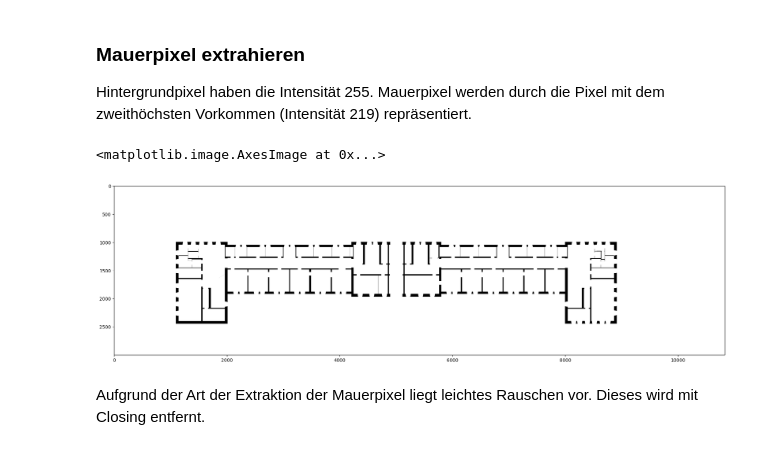
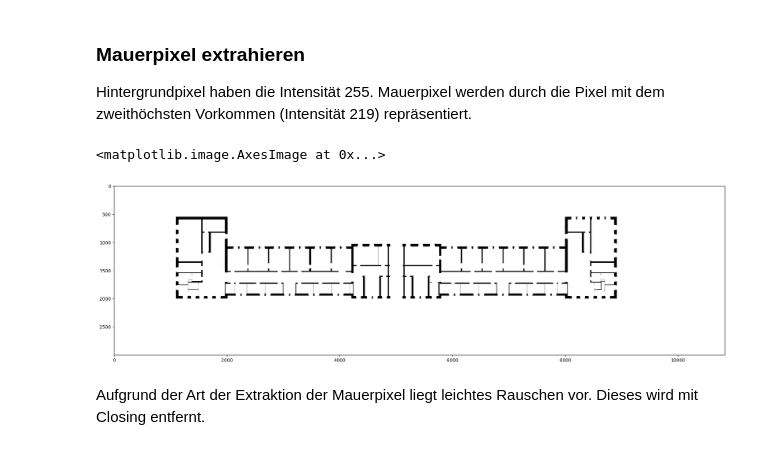
Before and after one commit to M4ngo404/embedded_intelligence, a Jupyter notebook: notebooks/260623_map_generation.ipynb, the cells around one changed output. Cells and saved outputs as stored; diff of their text form; code cells hidden in the pictures.

```diff
--- a/notebooks/260623_map_generation.ipynb
+++ b/notebooks/260623_map_generation.ipynb
@@ -36,12 +36,13 @@ Hintergrundpixel haben die Intensität 255. Mauerpixel werden durch die Pixel mi
 # %%
 img_eg_filtered = np.ones_like(img_eg)
 img_eg_filtered[img_eg == 219] = 0
+img_eg_filtered = img_eg_filtered[::-1, ::] # Mirror at y axis to align mathematic and opencv axis
 
 plt.figure(figsize=(24,16))
 plt.imshow(img_eg_filtered, cmap='gray')
 # %% [output]
 <matplotlib.image.AxesImage at 0x...>
-[figure, old version]
+[figure, new version]
 # %% [markdown]
 Aufgrund der Art der Extraktion der Mauerpixel liegt leichtes Rauschen vor. Dieses wird mit Closing entfernt.
 # %%
```
Also changed, not shown: parts of 11 cells of this notebook, 1 other file.
